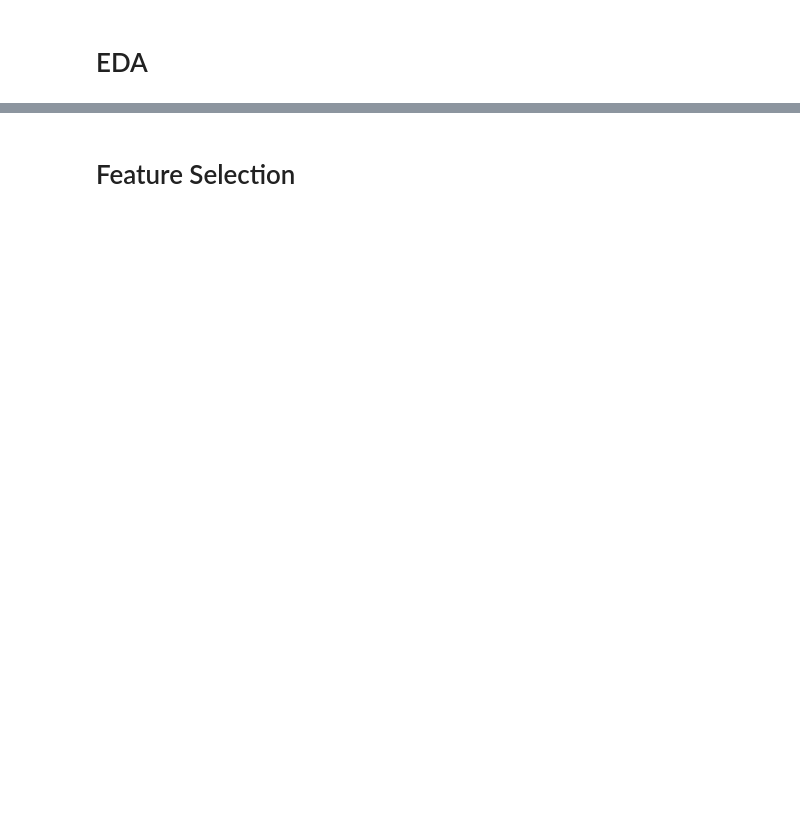
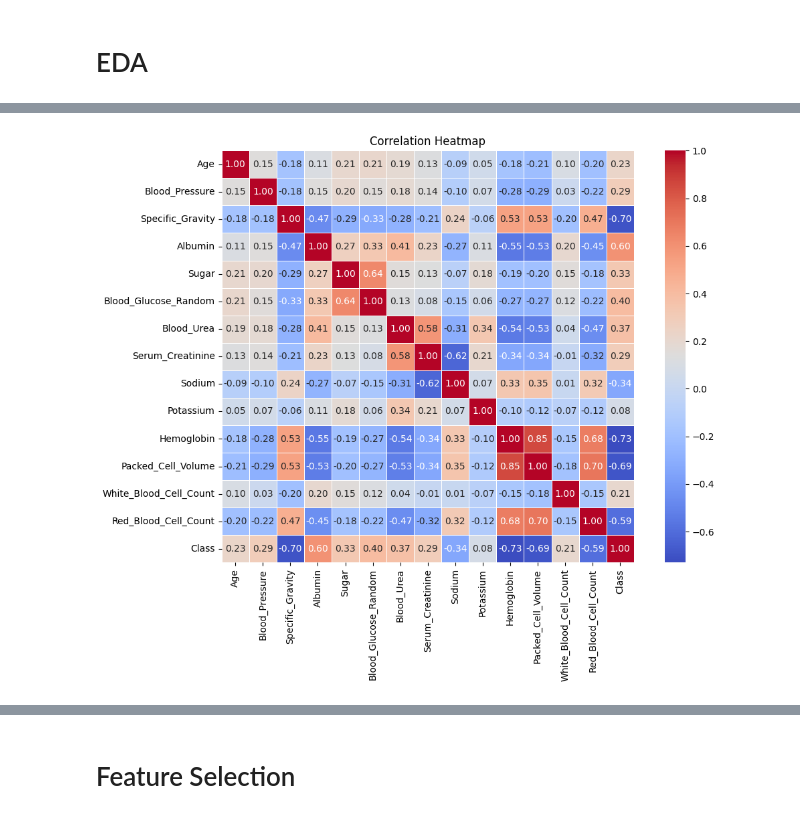
Before and after one commit to sanaullahgithub/Final_Project_kidney_disease_Classification, a Jupyter notebook: Kidney_disease_Classification.ipynb, the cells around one changed output, grey strips where cells are left out. Saved outputs shown, nothing was run; the diff lists cells and outputs as text; code cells hidden in the pictures; blank space fills up the shorter version.

```diff
--- a/Kidney_disease_Classification.ipynb
+++ b/Kidney_disease_Classification.ipynb
@@ -225,0 +344,22 @@ Unique values in 'class': ['ckd' 'notckd']
+# %%
+# Convert the 'Class' column to binary values (0 and 1) directly
+data_combined['Class'] = data_combined['Class'].apply(lambda x: 1 if x == 'ckd' else 0)
+# %%
+# Compute correlation matrix for numerical features
+correlation_matrix = data_combined.select_dtypes(include=["number"]).corr()
+
+# Plot the heatmap
+plt.figure(figsize=(12, 8))
+sns.heatmap(
+    correlation_matrix,
+    annot=True,
+    fmt=".2f",
+    cmap="coolwarm",
+    linewidths=0.5,
+    square=True,
+    cbar=True,
+)
+plt.title("Correlation Heatmap")
+plt.show()
+# %% [output]
+[figure, added]
```
Also changed, not shown: parts of 26 cells of this notebook.
